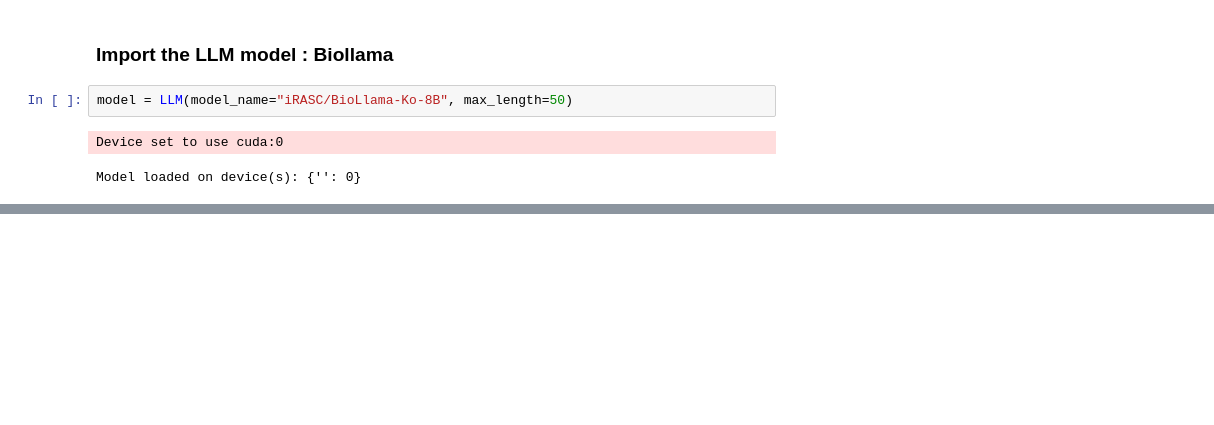
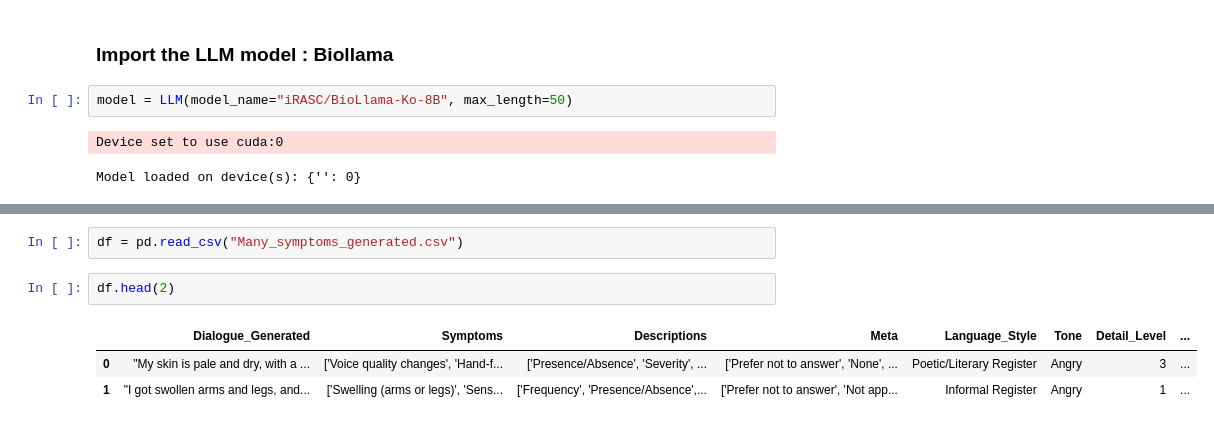
Before and after one commit to ayalaajil/MDS_Project_Mima, a Jupyter notebook: clean_code/notebook.ipynb, the cells around one changed output, grey strips where cells are left out. Saved outputs shown, nothing was run; the diff lists cells and outputs as text; blank space fills up the shorter version.

```diff
--- a/clean_code/notebook.ipynb
+++ b/clean_code/notebook.ipynb
@@ -117,0 +261,8 @@ results
+# %%
+df = pd.read_csv("Many_symptoms_generated.csv")
+# %%
+df.head(2)
+# %% [output]
+|  | Dialogue_Generated | Symptoms | Descriptions | Meta | Language_Style | Tone | Detail_Level | ... |
+| 0 | "My skin is pale and dry, with a ... | ['Voice quality changes', 'Hand-f... | ['Presence/Absence', 'Severity', ... | ['Prefer not to answer', 'None', ... | Poetic/Literary Register | Angry | 3 | ... |
+| 1 | "I got swollen arms and legs, and... | ['Swelling (arms or legs)', 'Sens... | ['Frequency', 'Presence/Absence',... | ['Prefer not to answer', 'Not app... | Informal Register | Angry | 1 | ... |
```
Also changed, not shown: parts of 33 cells of this notebook, 7 other files.
